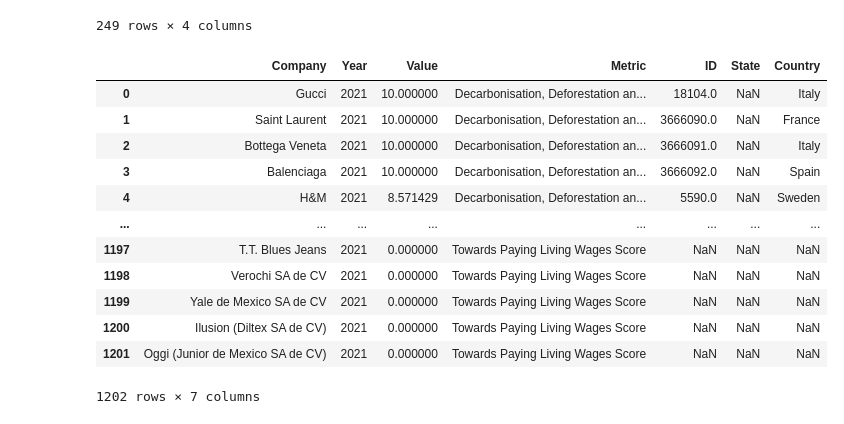
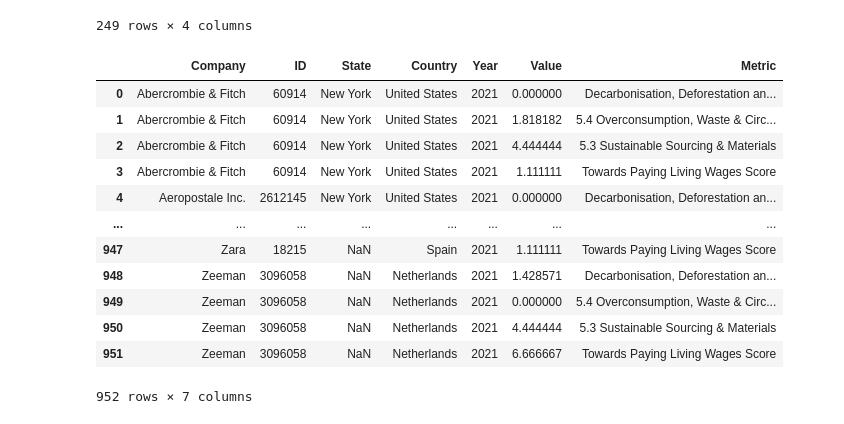
Before and after one commit to aspenjack/Ethical-Fashion, a Jupyter notebook: Ethical-Fashion_v1.ipynb, the cells around one changed output. Saved outputs shown, nothing was run; the diff lists cells and outputs as text; code cells hidden in the pictures.

```diff
--- a/Ethical-Fashion_v1.ipynb
+++ b/Ethical-Fashion_v1.ipynb
@@ -355,19 +355,19 @@ company_cleaned_df
 | 248 | Zeeman | 3096058 | NaN | Netherlands |
 249 rows × 4 columns
 # %%
-combined_df = pd.merge(cleaned_df,company_cleaned_df, on="Company", how='left')
+combined_df = pd.merge(company_cleaned_df,cleaned_df, on="Company", how='inner')
 combined_df
 # %% [output]
-|  | Company | Year | Value | Metric | ID | State | Country |
-| 0 | Gucci | 2021 | 10.000000 | Decarbonisation, Deforestation an... | 18104.0 | NaN | Italy |
-| 1 | Saint Laurent | 2021 | 10.000000 | Decarbonisation, Deforestation an... | 3666090.0 | NaN | France |
-| 2 | Bottega Veneta | 2021 | 10.000000 | Decarbonisation, Deforestation an... | 3666091.0 | NaN | Italy |
-| 3 | Balenciaga | 2021 | 10.000000 | Decarbonisation, Deforestation an... | 3666092.0 | NaN | Spain |
-| 4 | H&M | 2021 | 8.571429 | Decarbonisation, Deforestation an... | 5590.0 | NaN | Sweden |
+|  | Company | ID | State | Country | Year | Value | Metric |
+| 0 | Abercrombie & Fitch | 60914 | New York | United States | 2021 | 0.000000 | Decarbonisation, Deforestation an... |
+| 1 | Abercrombie & Fitch | 60914 | New York | United States | 2021 | 1.818182 | 5.4 Overconsumption, Waste & Circ... |
+| 2 | Abercrombie & Fitch | 60914 | New York | United States | 2021 | 4.444444 | 5.3 Sustainable Sourcing & Materials |
+| 3 | Abercrombie & Fitch | 60914 | New York | United States | 2021 | 1.111111 | Towards Paying Living Wages Score |
+| 4 | Aeropostale Inc. | 2612145 | New York | United States | 2021 | 0.000000 | Decarbonisation, Deforestation an... |
 | ... | ... | ... | ... | ... | ... | ... | ... |
-| 1197 | T.T. Blues Jeans | 2021 | 0.000000 | Towards Paying Living Wages Score | NaN | NaN | NaN |
-| 1198 | Verochi SA de CV | 2021 | 0.000000 | Towards Paying Living Wages Score | NaN | NaN | NaN |
-| 1199 | Yale de Mexico SA de CV | 2021 | 0.000000 | Towards Paying Living Wages Score | NaN | NaN | NaN |
-| 1200 | Ilusion (Diltex SA de CV) | 2021 | 0.000000 | Towards Paying Living Wages Score | NaN | NaN | NaN |
-| 1201 | Oggi (Junior de Mexico SA de CV) | 2021 | 0.000000 | Towards Paying Living Wages Score | NaN | NaN | NaN |
+| 947 | Zara | 18215 | NaN | Spain | 2021 | 1.111111 | Towards Paying Living Wages Score |
+| 948 | Zeeman | 3096058 | NaN | Netherlands | 2021 | 1.428571 | Decarbonisation, Deforestation an... |
+| 949 | Zeeman | 3096058 | NaN | Netherlands | 2021 | 0.000000 | 5.4 Overconsumption, Waste & Circ... |
+| 950 | Zeeman | 3096058 | NaN | Netherlands | 2021 | 4.444444 | 5.3 Sustainable Sourcing & Materials |
+| 951 | Zeeman | 3096058 | NaN | Netherlands | 2021 | 6.666667 | Towards Paying Living Wages Score |
-1202 rows × 7 columns
+952 rows × 7 columns
```
Also changed, not shown: parts of 1 cell of this notebook.
